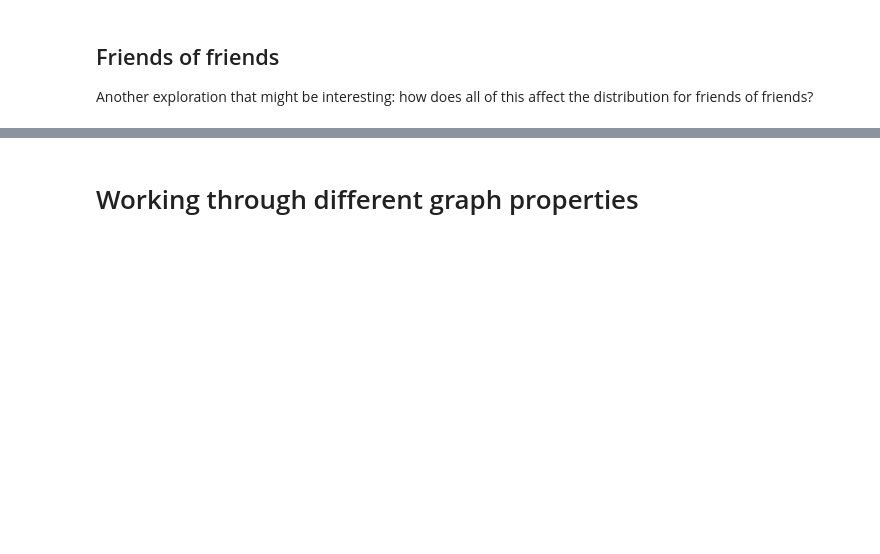
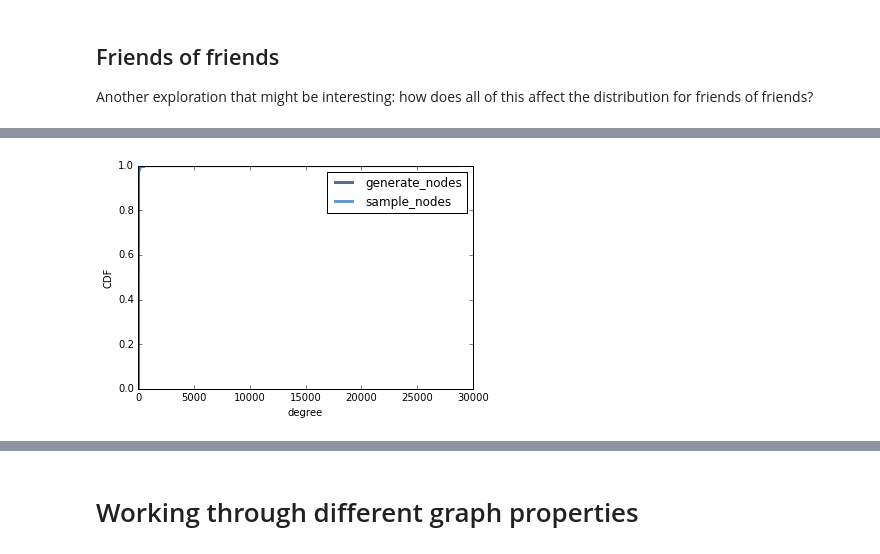
Before and after one commit to newsch/friend_value_hacking, a Jupyter notebook: code/serena.ipynb, the cells around one changed output, grey strips where cells are left out. Cells and saved outputs as stored; diff of their text form; code cells hidden in the pictures; blank space fills up the shorter version.

Commit message:
worked on youtube stuff

```diff
--- a/code/serena.ipynb
+++ b/code/serena.ipynb
@@ -313,3 +313,3 @@ compare_friend_degree(ws)
 # %%
 # # https://snap.stanford.edu/data/com-Youtube.html
-# youtube = read_graph("com-youtube.ungraph.txt.gz")
+youtube = read_graph("com-youtube.ungraph.txt.gz")
@@ -319,0 +316,4 @@ compare_friend_degree(ws)
+# %%
+compare_node_degree(youtube)
+# %% [output]
+[figure, added]
```
Also changed, not shown: parts of 23 cells of this notebook.
